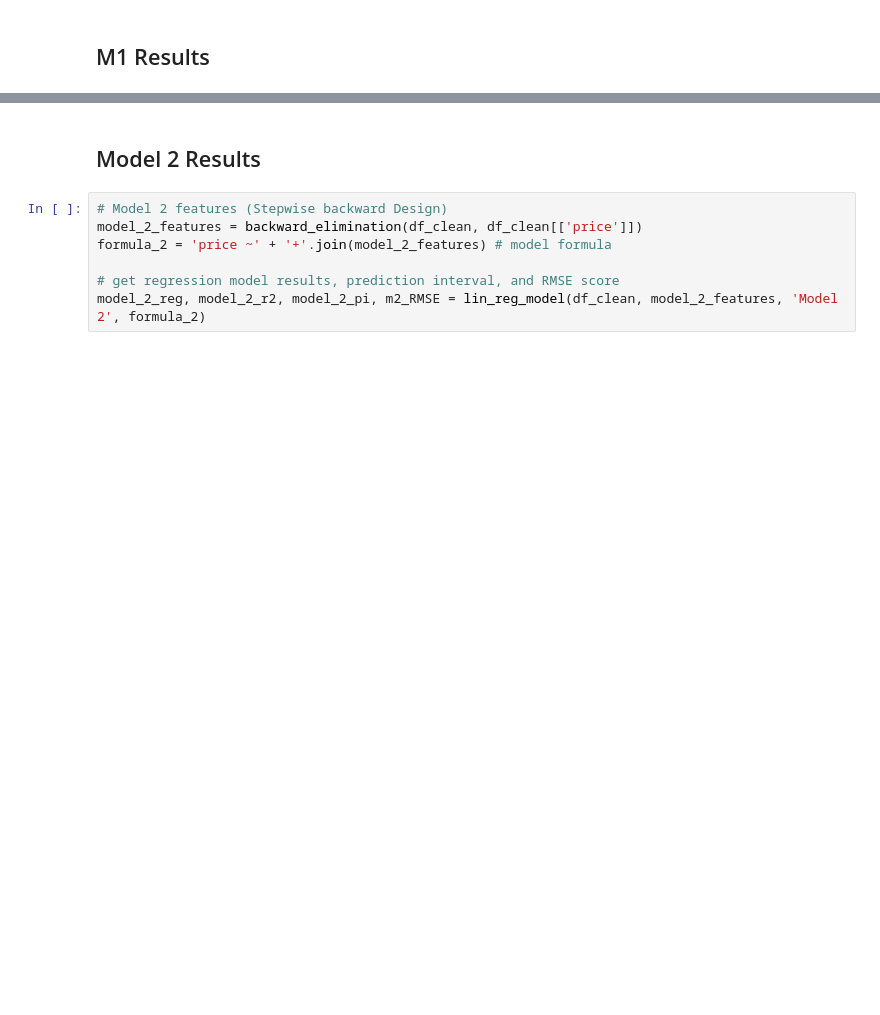
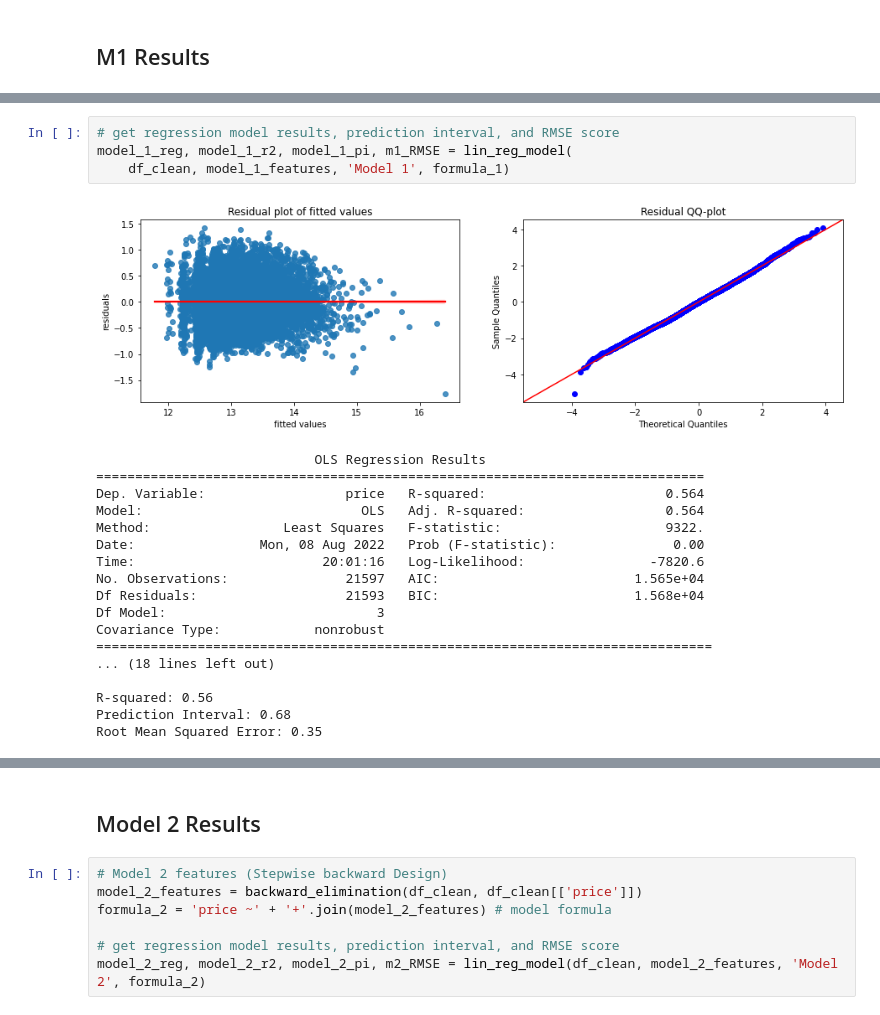
Before and after one commit to kjspring/dsc-phase-2-project-v2-3, a Jupyter notebook: project_notebook.ipynb, the cells around one changed output, grey strips where cells are left out. Saved outputs shown, nothing was run; the diff lists cells and outputs as text; blank space fills up the shorter version.

```diff
--- a/project_notebook.ipynb
+++ b/project_notebook.ipynb
@@ -875,2 +851,25 @@ Root Mean Squared Error: 0.35
+# %%
+# get regression model results, prediction interval, and RMSE score
+model_1_reg, model_1_r2, model_1_pi, m1_RMSE = lin_reg_model(
+    df_clean, model_1_features, 'Model 1', formula_1)
+# %% [output]
+[figure, added]
+                            OLS Regression Results
+==============================================================================
+Dep. Variable:                  price   R-squared:                       0.564
+Model:                            OLS   Adj. R-squared:                  0.564
+Method:                 Least Squares   F-statistic:                     9322.
+Date:                Mon, 08 Aug 2022   Prob (F-statistic):               0.00
+Time:                        20:01:16   Log-Likelihood:                -7820.6
+No. Observations:               21597   AIC:                         1.565e+04
+Df Residuals:                   21593   BIC:                         1.568e+04
+Df Model:                           3
+Covariance Type:            nonrobust
+===============================================================================
+... (18 lines left out)
+
+R-squared: 0.56
+Prediction Interval: 0.68
+Root Mean Squared Error: 0.35
 # %% [markdown]
 ### M1 Interpretation
```
Also changed, not shown: parts of 46 cells of this notebook.
